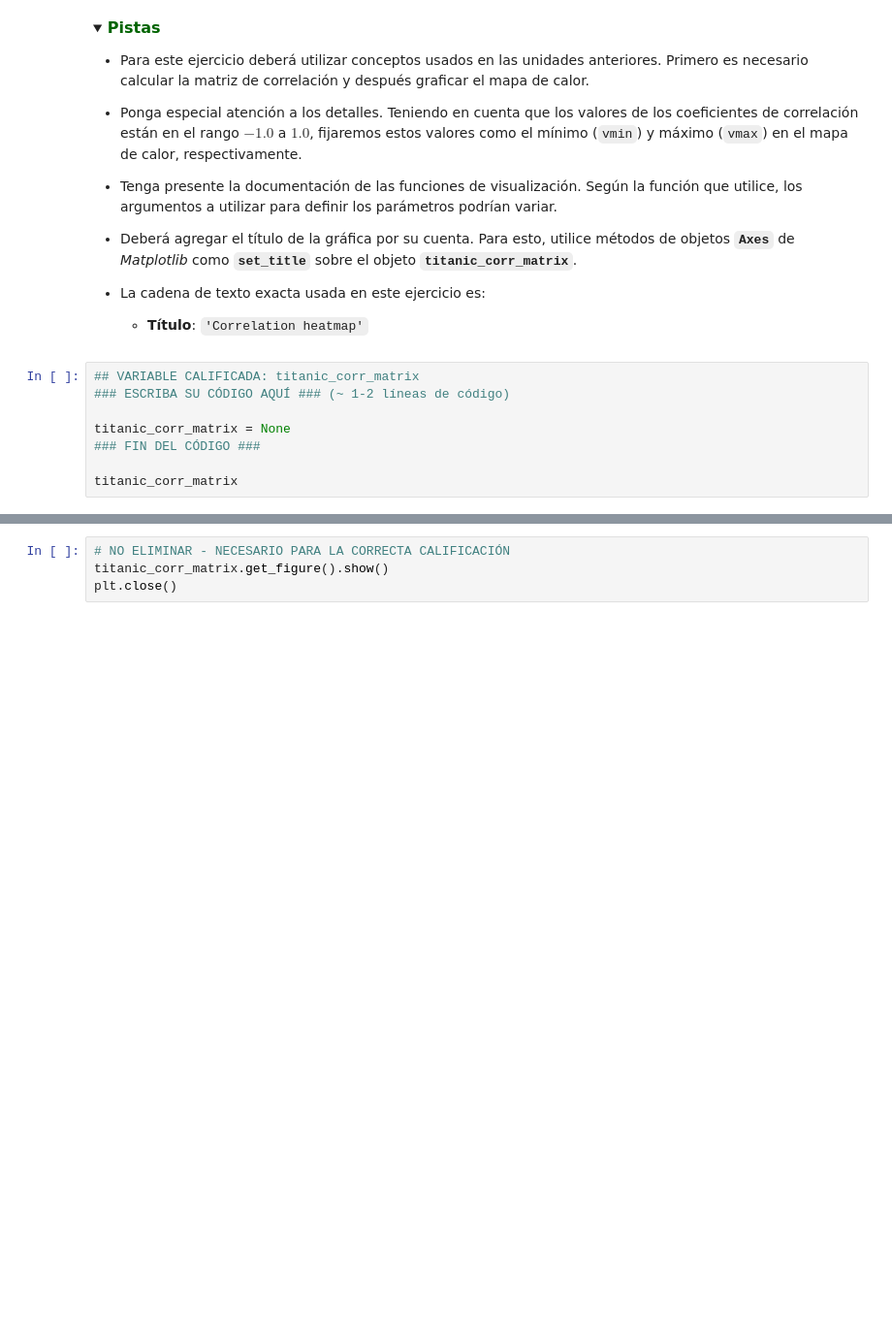
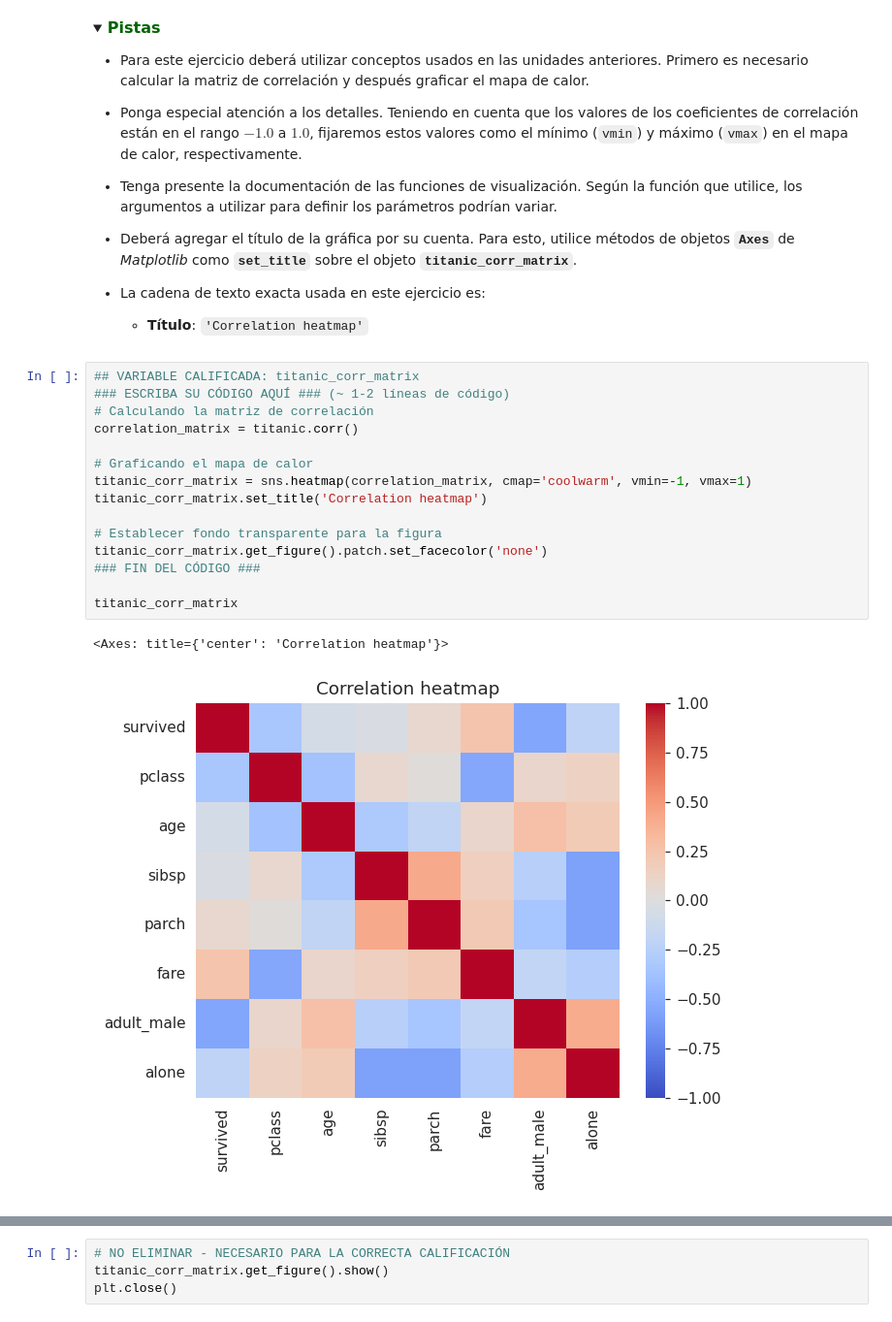
Before and after one commit to danielamejiacastro/MLDS--Course, a Jupyter notebook: Tarea_4_Visualización_de_datos_con_Python_.ipynb, the cells around one changed output, grey strips where cells are left out. Shown at 97% size. Cells and saved outputs as stored; diff of their text form; folded sections open; blank space fills up the shorter version.

```diff
--- a/Tarea_4_Visualización_de_datos_con_Python_.ipynb
+++ b/Tarea_4_Visualización_de_datos_con_Python_.ipynb
@@ -113,11 +134,21 @@ Almacene el resultado de la función de visualización en la variable **`titanic
 # %%
 ## VARIABLE CALIFICADA: titanic_corr_matrix
 ### ESCRIBA SU CÓDIGO AQUÍ ### (~ 1-2 líneas de código)
+# Calculando la matriz de correlación
+correlation_matrix = titanic.corr()
 
-titanic_corr_matrix = None
+# Graficando el mapa de calor
+titanic_corr_matrix = sns.heatmap(correlation_matrix, cmap='coolwarm', vmin=-1, vmax=1)
+titanic_corr_matrix.set_title('Correlation heatmap')
+
+# Establecer fondo transparente para la figura
+titanic_corr_matrix.get_figure().patch.set_facecolor('none')
 ### FIN DEL CÓDIGO ###
 
 titanic_corr_matrix
+# %% [output]
+<Axes: title={'center': 'Correlation heatmap'}>
+[figure, added]
 # %% [markdown]
 **Salida esperada:**
 
```
Also changed, not shown: parts of 11 cells of this notebook.
